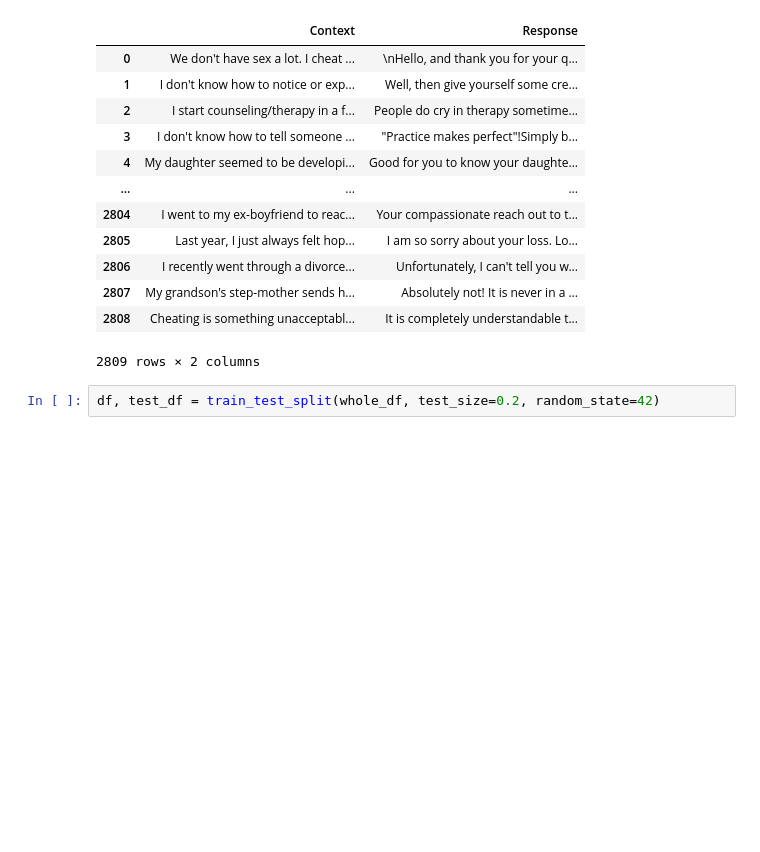
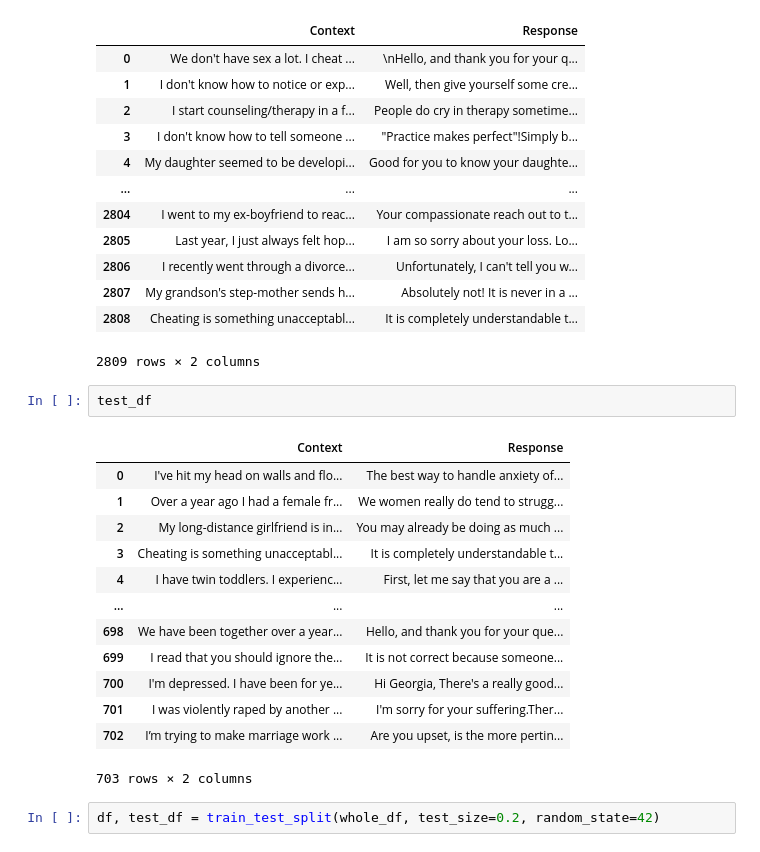
Before and after one commit to Ahmed9Elsayed/Mental_Health_Chatbot, a Jupyter notebook: Mental_Llama_3_1_8b.ipynb, the cells around one changed output. Drawn from its saved outputs; the diff is of its cells as text; blank space fills up the shorter version.

```diff
--- a/Mental_Llama_3_1_8b.ipynb
+++ b/Mental_Llama_3_1_8b.ipynb
@@ -344,6 +355,22 @@ df
 | 2807 | My grandson's step-mother sends h... | Absolutely not! It is never in a ... |
 | 2808 | Cheating is something unacceptabl... | It is completely understandable t... |
 2809 rows × 2 columns
+# %%
+test_df
+# %% [output]
+|  | Context | Response |
+| 0 | I've hit my head on walls and flo... | The best way to handle anxiety of... |
+| 1 | Over a year ago I had a female fr... | We women really do tend to strugg... |
+| 2 | My long-distance girlfriend is in... | You may already be doing as much ... |
+| 3 | Cheating is something unacceptabl... | It is completely understandable t... |
+| 4 | I have twin toddlers. I experienc... | First, let me say that you are a ... |
+| ... | ... | ... |
+| 698 | We have been together over a year... | Hello, and thank you for your que... |
+| 699 | I read that you should ignore the... | It is not correct because someone... |
+| 700 | I'm depressed. I have been for ye... | Hi Georgia, There's a really good... |
+| 701 | I was violently raped by another ... | I'm sorry for your suffering.Ther... |
+| 702 | I’m trying to make marriage work ... | Are you upset, is the more pertin... |
+703 rows × 2 columns
 # %%
 df, test_df = train_test_split(whole_df, test_size=0.2, random_state=42)
 # %%
```
Also changed, not shown: parts of 15 cells of this notebook.
